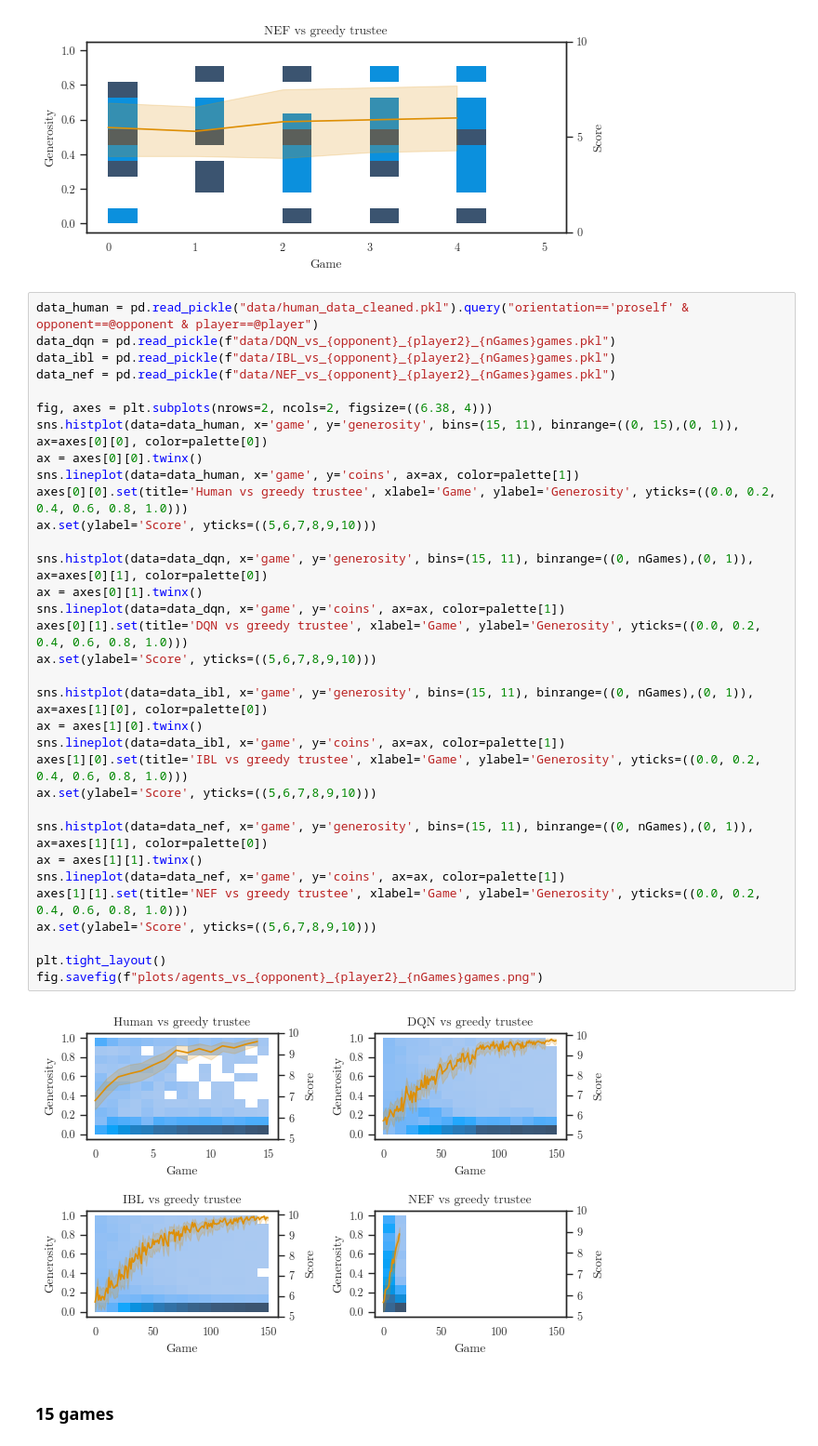
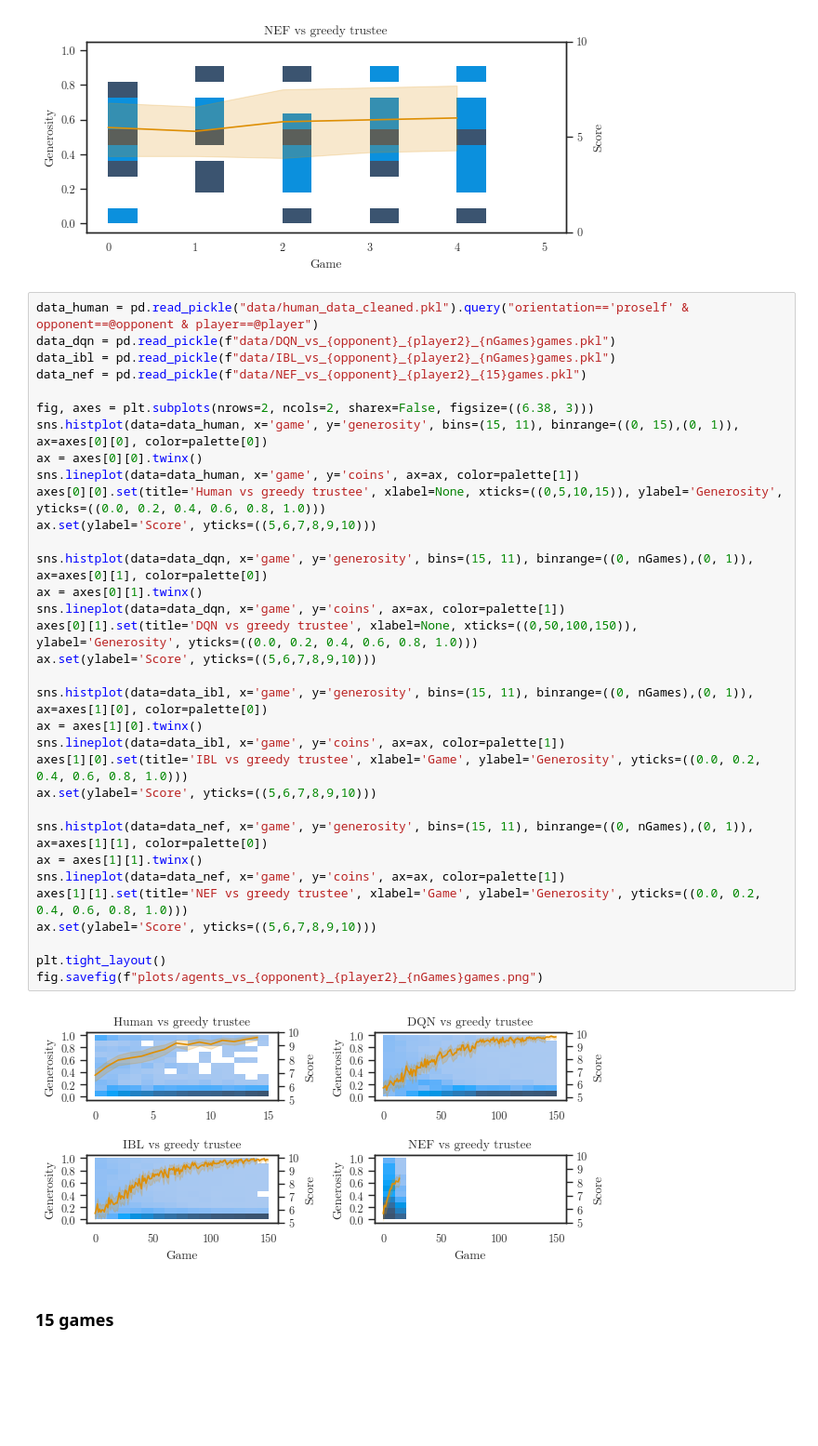
Before and after one commit to psipeter/social-value-orientation, a Jupyter notebook: optimal_learning.ipynb, the cells around one changed output. Shown at 93% size. Cells and saved outputs as stored; diff of their text form; blank space fills up the shorter version.

```diff
--- a/optimal_learning.ipynb
+++ b/optimal_learning.ipynb
@@ -181,38 +181,38 @@ game 4, time 1.02e+02
 # %%
 data_human = pd.read_pickle("data/human_data_cleaned.pkl").query("orientation=='proself' & opponent==@opponent & player==@player")
 data_dqn = pd.read_pickle(f"data/DQN_vs_{opponent}_{player2}_{nGames}games.pkl")
 data_ibl = pd.read_pickle(f"data/IBL_vs_{opponent}_{player2}_{nGames}games.pkl")
-data_nef = pd.read_pickle(f"data/NEF_vs_{opponent}_{player2}_{nGames}games.pkl")
+data_nef = pd.read_pickle(f"data/NEF_vs_{opponent}_{player2}_{15}games.pkl")
 
-fig, axes = plt.subplots(nrows=2, ncols=2, figsize=((6.38, 4)))
+fig, axes = plt.subplots(nrows=2, ncols=2, sharex=False, figsize=((6.38, 3)))
 sns.histplot(data=data_human, x='game', y='generosity', bins=(15, 11), binrange=((0, 15),(0, 1)), ax=axes[0][0], color=palette[0])
 ax = axes[0][0].twinx()
 sns.lineplot(data=data_human, x='game', y='coins', ax=ax, color=palette[1])
-axes[0][0].set(title='Human vs greedy trustee', xlabel='Game', ylabel='Generosity', yticks=((0.0, 0.2, 0.4, 0.6, 0.8, 1.0)))
+axes[0][0].set(title='Human vs greedy trustee', xlabel=None, xticks=((0,5,10,15)), ylabel='Generosity', yticks=((0.0, 0.2, 0.4, 0.6, 0.8, 1.0)))
 ax.set(ylabel='Score', yticks=((5,6,7,8,9,10)))
 
 sns.histplot(data=data_dqn, x='game', y='generosity', bins=(15, 11), binrange=((0, nGames),(0, 1)), ax=axes[0][1], color=palette[0])
 ax = axes[0][1].twinx()
 sns.lineplot(data=data_dqn, x='game', y='coins', ax=ax, color=palette[1])
-axes[0][1].set(title='DQN vs greedy trustee', xlabel='Game', ylabel='Generosity', yticks=((0.0, 0.2, 0.4, 0.6, 0.8, 1.0)))
+axes[0][1].set(title='DQN vs greedy trustee', xlabel=None, xticks=((0,50,100,150)), ylabel='Generosity', yticks=((0.0, 0.2, 0.4, 0.6, 0.8, 1.0)))
 ax.set(ylabel='Score', yticks=((5,6,7,8,9,10)))
 
 sns.histplot(data=data_ibl, x='game', y='generosity', bins=(15, 11), binrange=((0, nGames),(0, 1)), ax=axes[1][0], color=palette[0])
 ax = axes[1][0].twinx()
 sns.lineplot(data=data_ibl, x='game', y='coins', ax=ax, color=palette[1])
 axes[1][0].set(title='IBL vs greedy trustee', xlabel='Game', ylabel='Generosity', yticks=((0.0, 0.2, 0.4, 0.6, 0.8, 1.0)))
 ax.set(ylabel='Score', yticks=((5,6,7,8,9,10)))
 
 sns.histplot(data=data_nef, x='game', y='generosity', bins=(15, 11), binrange=((0, nGames),(0, 1)), ax=axes[1][1], color=palette[0])
 ax = axes[1][1].twinx()
 sns.lineplot(data=data_nef, x='game', y='coins', ax=ax, color=palette[1])
 axes[1][1].set(title='NEF vs greedy trustee', xlabel='Game', ylabel='Generosity', yticks=((0.0, 0.2, 0.4, 0.6, 0.8, 1.0)))
 ax.set(ylabel='Score', yticks=((5,6,7,8,9,10)))
 
 plt.tight_layout()
 fig.savefig(f"plots/agents_vs_{opponent}_{player2}_{nGames}games.png")
 # %% [output]
-[figure, old version]
+[figure, new version]
 # %% [markdown]
 ### 15 games
 # %%
```
Also changed, not shown: parts of 1 cell of this notebook, 3 other files.
